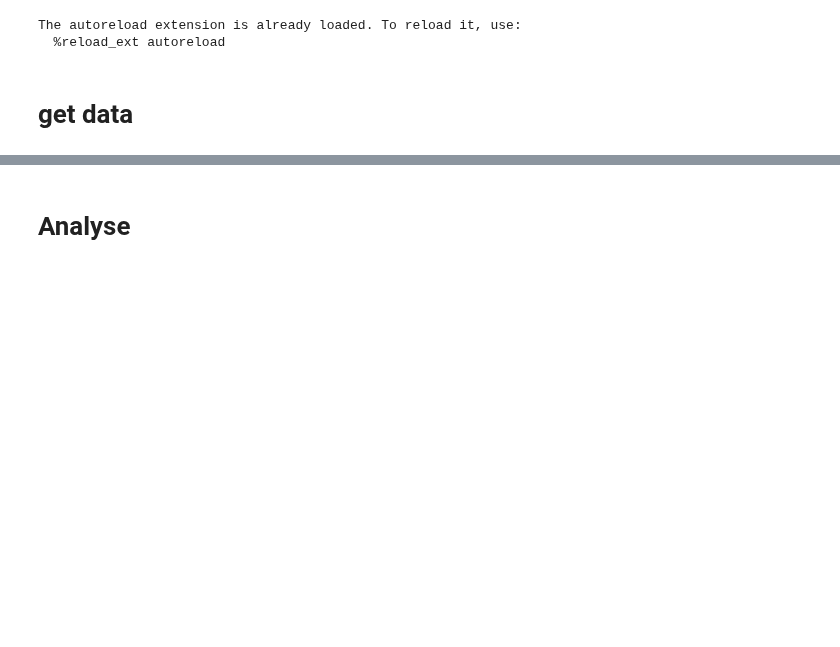
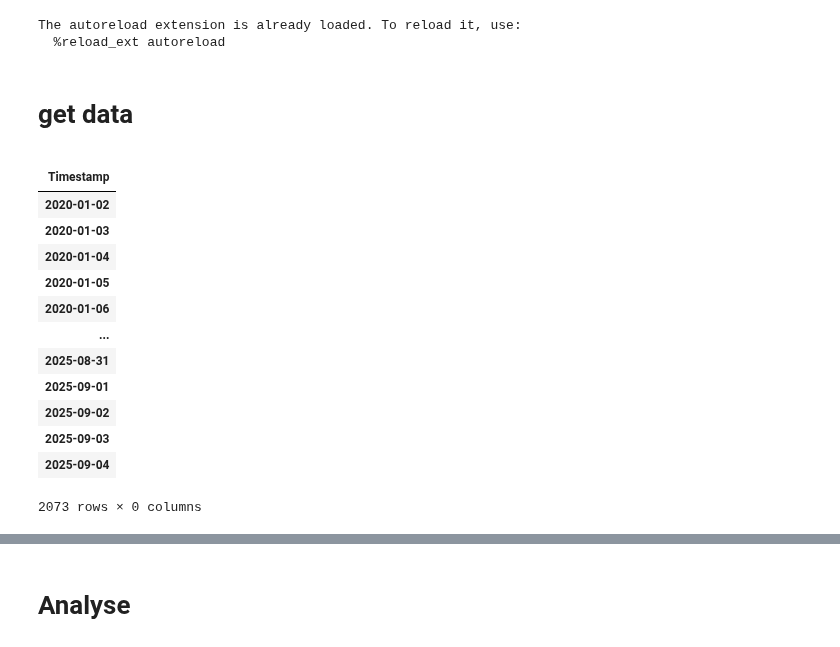
Before and after one commit to Xin95172/JimQuant, a Jupyter notebook: 台股當沖比例effect/main.ipynb, the cells around one changed output, grey strips where cells are left out. Cells and saved outputs as stored; diff of their text form; code cells hidden in the pictures; blank space fills up the shorter version.

```diff
--- a/台股當沖比例effect/main.ipynb
+++ b/台股當沖比例effect/main.ipynb
@@ -38,3 +39,20 @@ for id in tqdm(list):
         df.to_csv(f"data/{id}.csv", index = True)
     except:
         continue
+# %%
+df
+# %% [output]
+|  |
+| Timestamp |
+| 2020-01-02 |
+| 2020-01-03 |
+| 2020-01-04 |
+| 2020-01-05 |
+| 2020-01-06 |
+| ... |
+| 2025-08-31 |
+| 2025-09-01 |
+| 2025-09-02 |
+| 2025-09-03 |
+| 2025-09-04 |
+2073 rows × 0 columns
```
Also changed, not shown: parts of 2 cells of this notebook.
